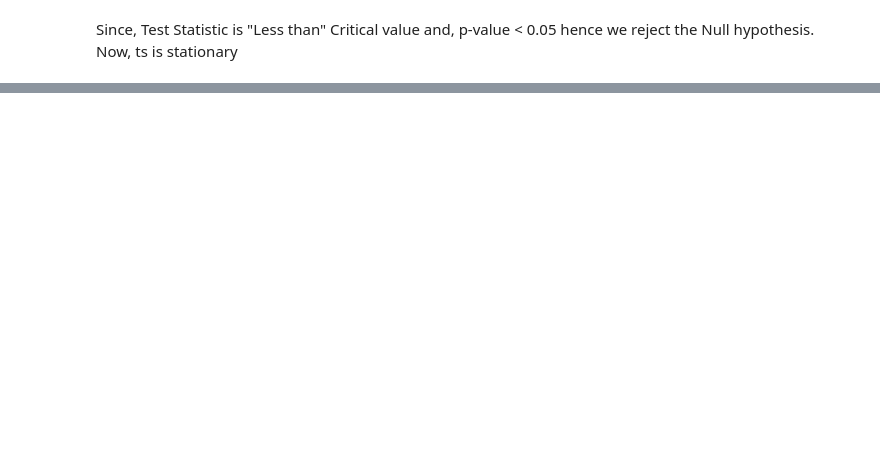
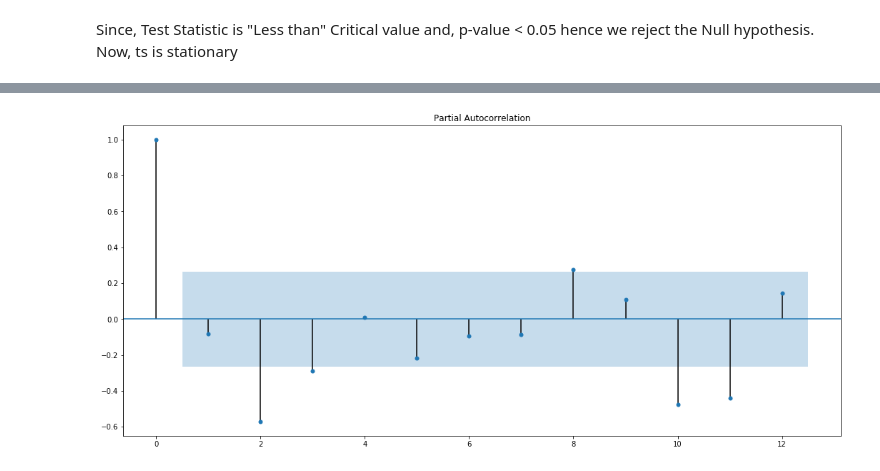
Before and after one commit to Sachindeo/Machine-Learning, a Jupyter notebook: Time_Series_Ga.ipynb, the cells around one changed output, grey strips where cells are left out. Cells and saved outputs as stored; diff of their text form; code cells hidden in the pictures; blank space fills up the shorter version.

Commit message:
Add files via upload
Time_series_with_ARIMA

```diff
--- a/Time_Series_Ga.ipynb
+++ b/Time_Series_Ga.ipynb
@@ -332,0 +355,7 @@ pyplot.show()
+# %%
+#acf on statinary time series
+
+plot_pacf(ts['diff'], lags=12)
+plt.show()
+# %% [output]
+[figure, added]
```
Also changed, not shown: parts of 32 cells of this notebook.
